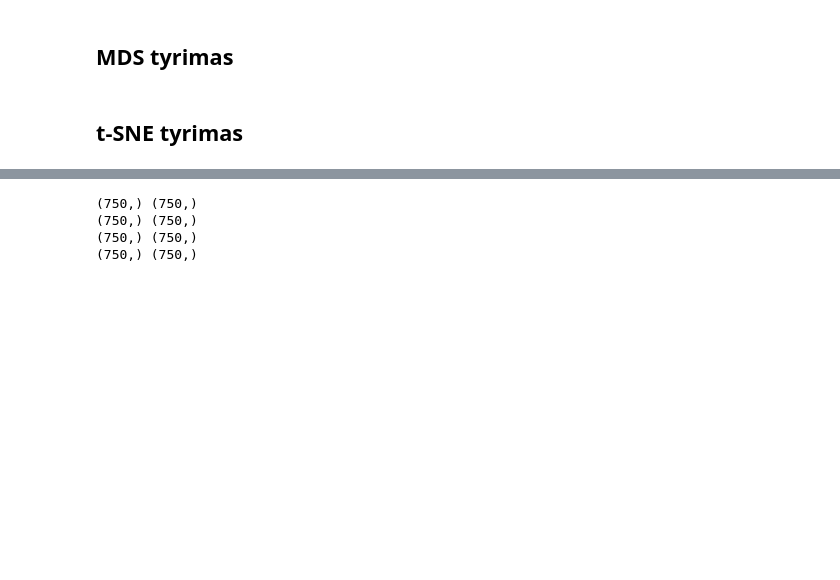
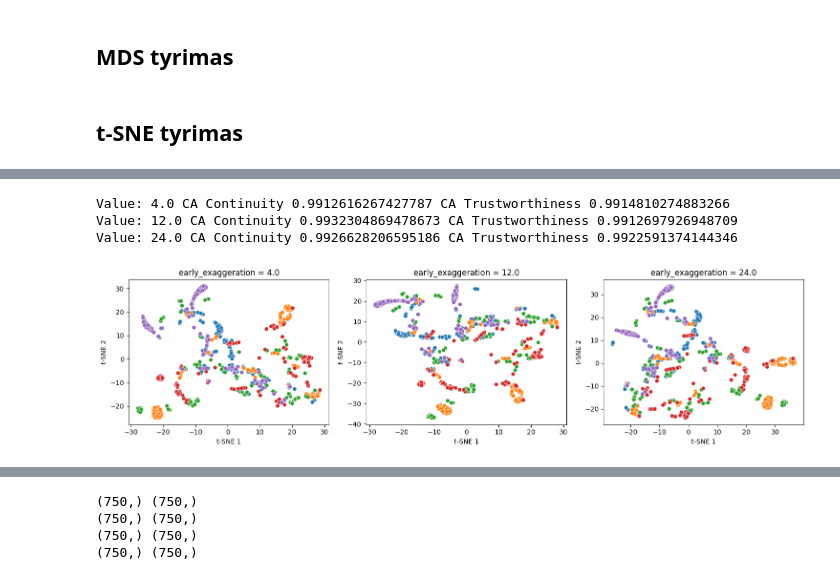
Before and after one commit to lukasjanusauskas/ais-duomenu-vizualizavimas, a Jupyter notebook: 3Lab-eksperimentai.ipynb, the cells around one changed output, grey strips where cells are left out. Saved outputs shown, nothing was run; the diff lists cells and outputs as text; code cells hidden in the pictures; blank space fills up the shorter version.

```diff
--- a/3Lab-eksperimentai.ipynb
+++ b/3Lab-eksperimentai.ipynb
@@ -53,0 +212,12 @@ def plot_tsne(data, perplexity=0.1, early_exaggeration=100, ax=None):
+# %%
+plot_tsne_param(
+    param_name="early_exaggeration",
+    param_values=default_tsne_hyperparams['early_exaggeration'],
+    distance_matrix=dist_mat,
+    labels=labels
+)
+# %% [output]
+Value: 4.0 CA Continuity 0.9912616267427787 CA Trustworthiness 0.9914810274883266
+Value: 12.0 CA Continuity 0.9932304869478673 CA Trustworthiness 0.9912697926948709
+Value: 24.0 CA Continuity 0.9926628206595186 CA Trustworthiness 0.9922591374144346
+[figure, added]
```
Also changed, not shown: parts of 15 cells of this notebook.
